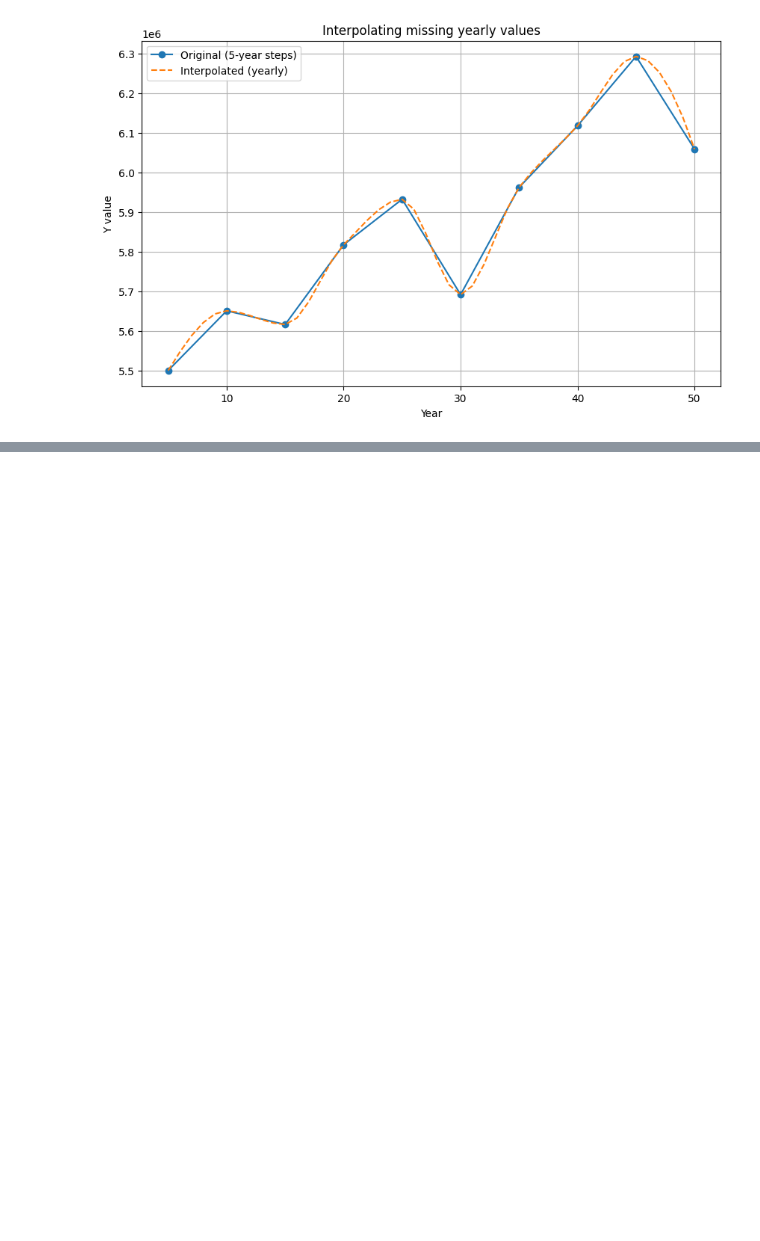
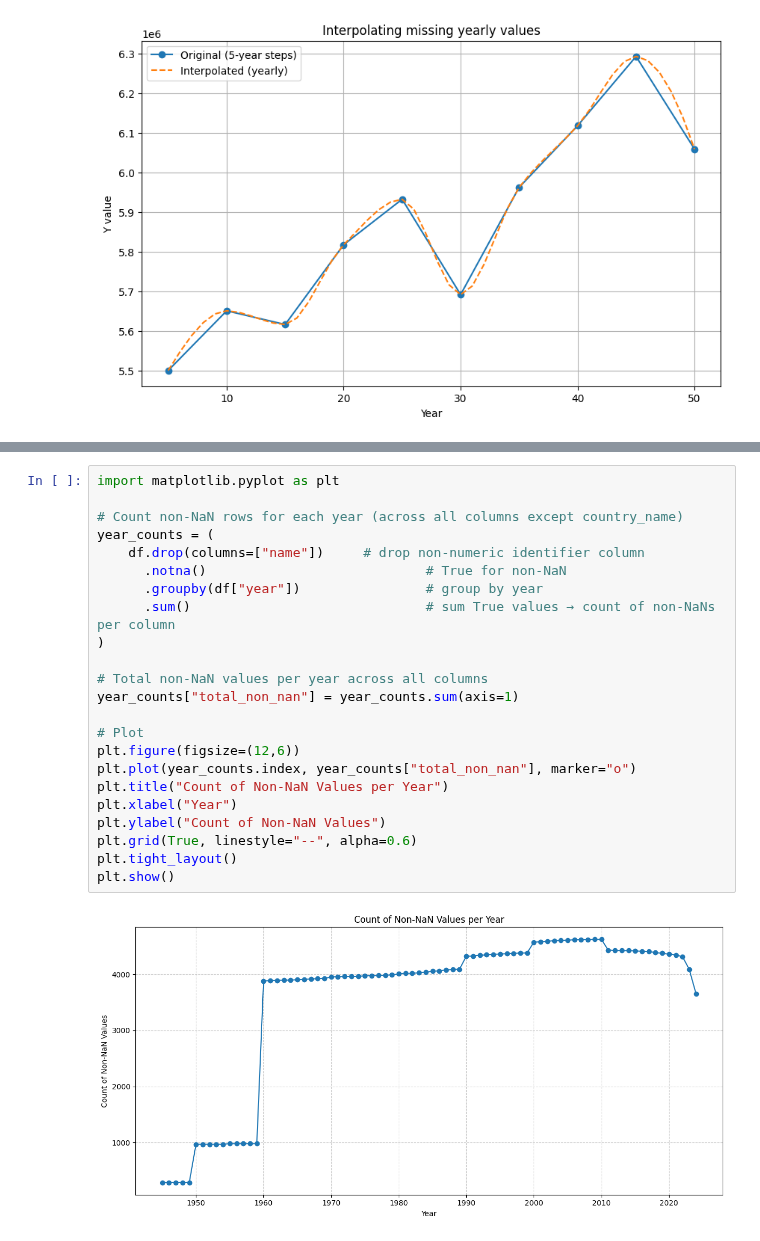
Before and after one commit to tuomascode/DSA-Population, a Jupyter notebook: tuomas_population_data.ipynb, the cells around one changed output, grey strips where cells are left out. Drawn from its saved outputs; the diff is of its cells as text; blank space fills up the shorter version.

```diff
--- a/tuomas_population_data.ipynb
+++ b/tuomas_population_data.ipynb
@@ -204,0 +195,25 @@ df[df["Country Code"] == get_country("vietnam").alpha_2]
+# %%
+import matplotlib.pyplot as plt
+
+# Count non-NaN rows for each year (across all columns except country_name)
+year_counts = (
+    df.drop(columns=["name"])     # drop non-numeric identifier column
+      .notna()                            # True for non-NaN
+      .groupby(df["year"])                # group by year
+      .sum()                              # sum True values → count of non-NaNs per column
+)
+
+# Total non-NaN values per year across all columns
+year_counts["total_non_nan"] = year_counts.sum(axis=1)
+
+# Plot
+plt.figure(figsize=(12,6))
+plt.plot(year_counts.index, year_counts["total_non_nan"], marker="o")
+plt.title("Count of Non-NaN Values per Year")
+plt.xlabel("Year")
+plt.ylabel("Count of Non-NaN Values")
+plt.grid(True, linestyle="--", alpha=0.6)
+plt.tight_layout()
+plt.show()
+# %% [output]
+[figure, added]
```
Also changed, not shown: parts of 12 cells of this notebook, 2 other files.
